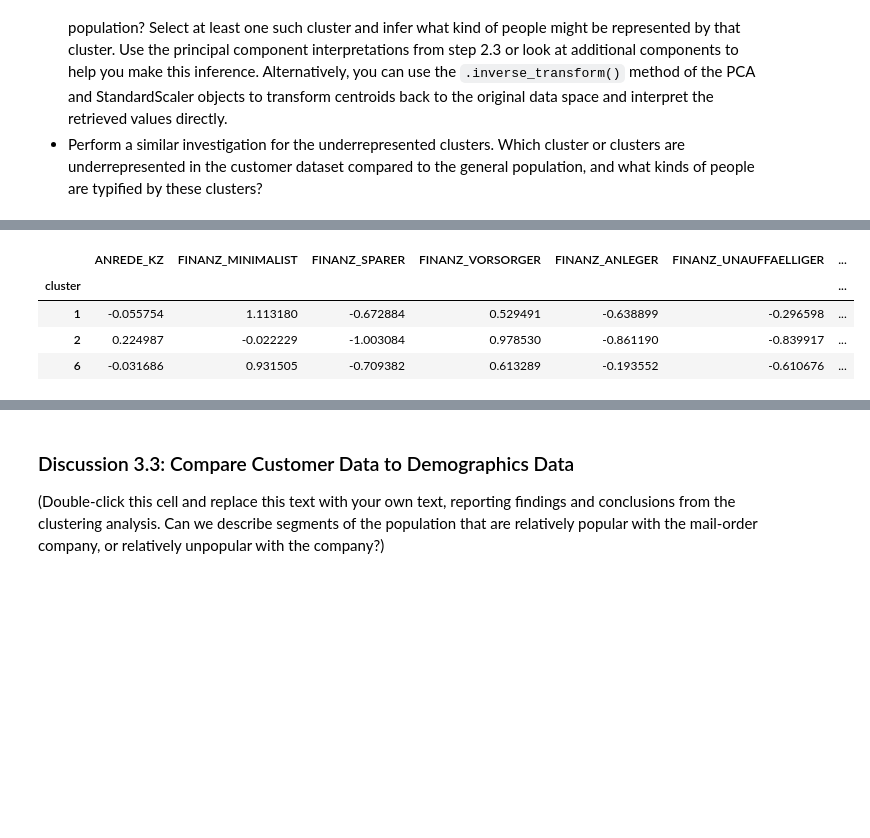
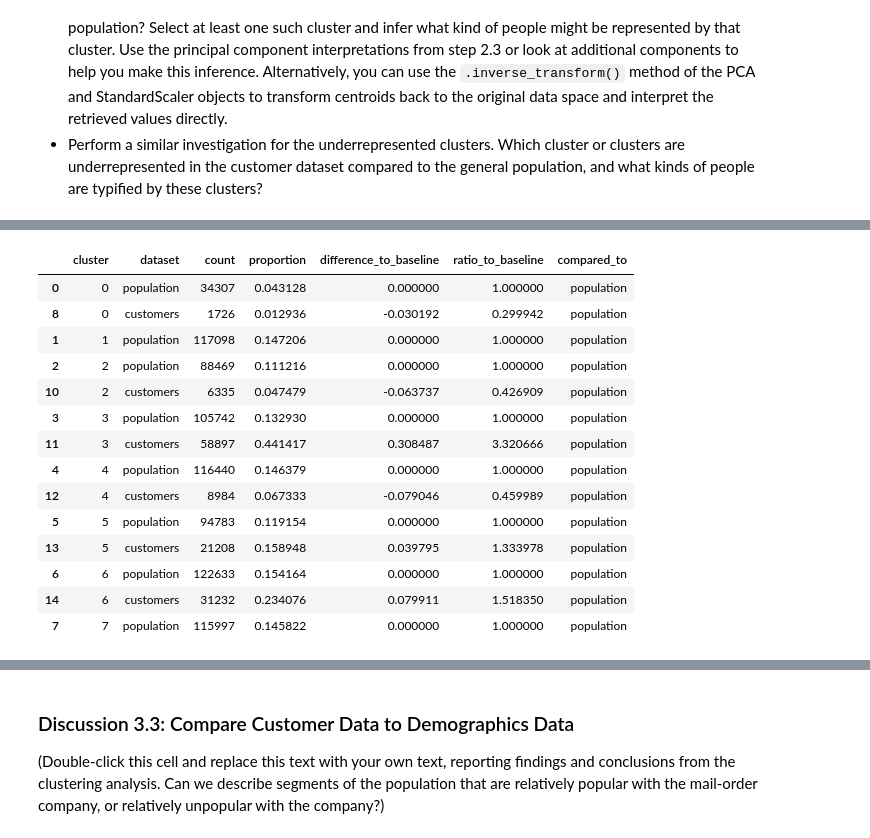
Before and after one commit to Caprikey/WGU_D499_P2_DCook, a Jupyter notebook: notebooks/Identify_Customer_Segments_dcook.ipynb, the cells around one changed output, grey strips where cells are left out. Cells and saved outputs as stored; diff of their text form; code cells hidden in the pictures; blank space fills up the shorter version.

```diff
--- a/notebooks/Identify_Customer_Segments_dcook.ipynb
+++ b/notebooks/Identify_Customer_Segments_dcook.ipynb
@@ -1781,4 +2625,12 @@ Take a look at the following points in this step:
 # %%
 # Compare the proportion of data in each cluster for the customer data to the
 # proportion of data in each cluster for the general population.
+
+from WGU_D499_P2_DCook.clustering import generate_cluster_comparision_dataframe, generate_cluster_comparision_dataframe_v2
+
+dataframes_list = [azdias_general_demographics_recombined_encoded_scaled, customers_scaled]
+labels_list = [population_labels, customer_labels]
+dataset_names_list = ["population", "customers"]
+
+combined_cluster_dataframe, cluster_comparision_dataframe = generate_cluster_comparision_dataframe_v2(dataframes_list, labels_list, dataset_names_list, baseline_dataset='population')
 # %% [output]
@@ -1795,9 +2709,24 @@ cluster
 # %%
 # What kinds of people are part of a cluster that is overrepresented in the
 # customer data compared to the general population?
+
+from WGU_D499_P2_DCook.clustering import filter_clusters_by_threshold_with_type, filter_clusters_by_threshold_with_type_v2
+
+over_represented_clusters_ratio = filter_clusters_by_threshold_with_type_v2(cluster_comparision_dataframe, 'Ratio', 0.2, 'over')
+over_represented_clusters_ratio
 # %% [output]
-|  | ANREDE_KZ | FINANZ_MINIMALIST | FINANZ_SPARER | FINANZ_VORSORGER | FINANZ_ANLEGER | FINANZ_UNAUFFAELLIGER | ... |
-| cluster |  |  |  |  |  |  | ... |
-| 1 | -0.055754 | 1.113180 | -0.672884 | 0.529491 | -0.638899 | -0.296598 | ... |
-| 2 | 0.224987 | -0.022229 | -1.003084 | 0.978530 | -0.861190 | -0.839917 | ... |
-| 6 | -0.031686 | 0.931505 | -0.709382 | 0.613289 | -0.193552 | -0.610676 | ... |
+|  | cluster | dataset | count | proportion | difference_to_baseline | ratio_to_baseline | compared_to |
+| 0 | 0 | population | 34307 | 0.043128 | 0.000000 | 1.000000 | population |
+| 8 | 0 | customers | 1726 | 0.012936 | -0.030192 | 0.299942 | population |
+| 1 | 1 | population | 117098 | 0.147206 | 0.000000 | 1.000000 | population |
+| 2 | 2 | population | 88469 | 0.111216 | 0.000000 | 1.000000 | population |
+| 10 | 2 | customers | 6335 | 0.047479 | -0.063737 | 0.426909 | population |
+| 3 | 3 | population | 105742 | 0.132930 | 0.000000 | 1.000000 | population |
+| 11 | 3 | customers | 58897 | 0.441417 | 0.308487 | 3.320666 | population |
+| 4 | 4 | population | 116440 | 0.146379 | 0.000000 | 1.000000 | population |
+| 12 | 4 | customers | 8984 | 0.067333 | -0.079046 | 0.459989 | population |
+| 5 | 5 | population | 94783 | 0.119154 | 0.000000 | 1.000000 | population |
+| 13 | 5 | customers | 21208 | 0.158948 | 0.039795 | 1.333978 | population |
+| 6 | 6 | population | 122633 | 0.154164 | 0.000000 | 1.000000 | population |
+| 14 | 6 | customers | 31232 | 0.234076 | 0.079911 | 1.518350 | population |
+| 7 | 7 | population | 115997 | 0.145822 | 0.000000 | 1.000000 | population |
```
Also changed, not shown: parts of 93 cells of this notebook, 27 other files.
